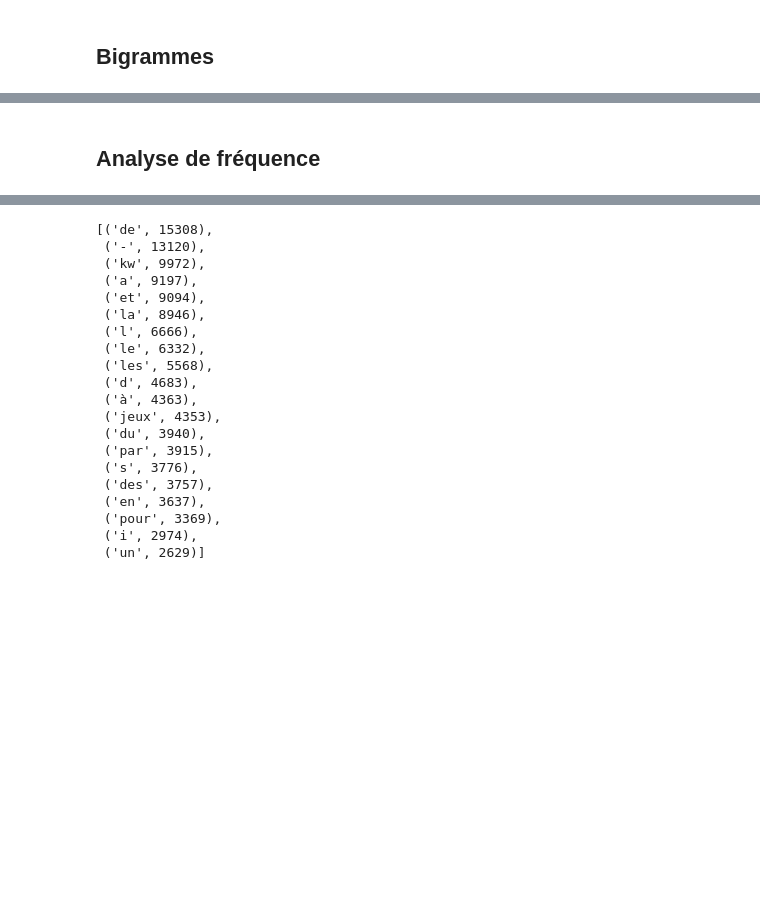
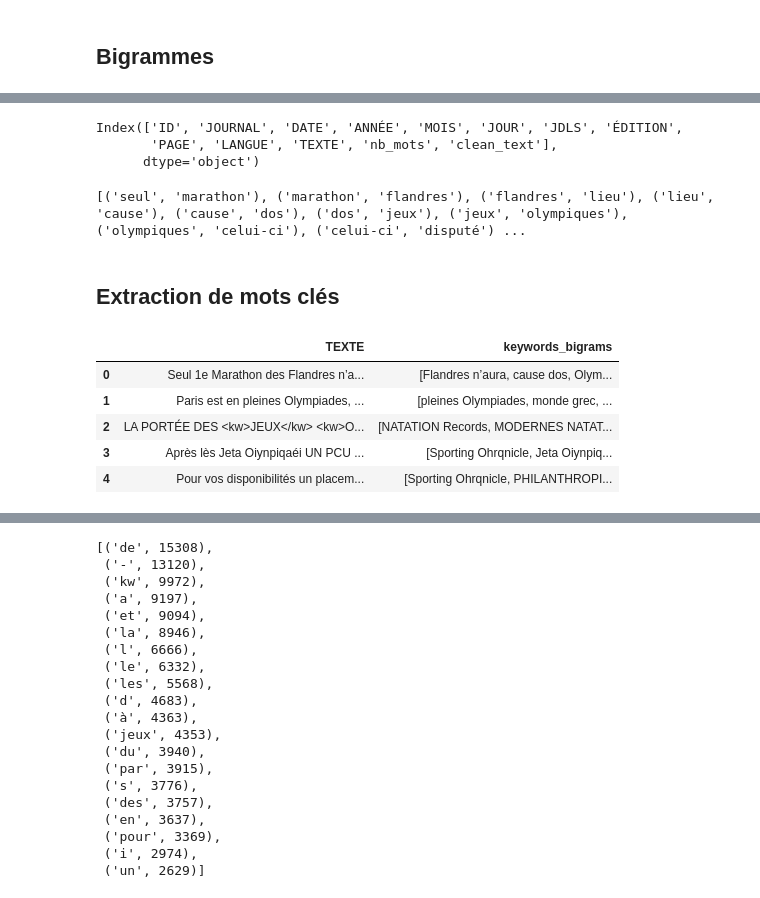
Before and after one commit to Alban-KAMGA/tac, a Jupyter notebook: tps/tp4/Travail_final.ipynb, the cells around one changed output, grey strips where cells are left out. Cells and saved outputs as stored; diff of their text form; code cells hidden in the pictures; blank space fills up the shorter version.

Commit message:
Extraction de Mots clé

```diff
--- a/tps/tp4/Travail_final.ipynb
+++ b/tps/tp4/Travail_final.ipynb
@@ -233,2 +167,55 @@ bigram_freq.most_common(20)
-# %% [markdown]
-## Analyse de fréquence
+# %%
+print(df.columns)
+# %% [output]
+Index(['ID', 'JOURNAL', 'DATE', 'ANNÉE', 'MOIS', 'JOUR', 'JDLS', 'ÉDITION',
+       'PAGE', 'LANGUE', 'TEXTE', 'nb_mots', 'clean_text'],
+      dtype='object')
+# %%
+import itertools
+from nltk import bigrams
+
+# Tokenisation de clean_text
+df["tokens"] = df["clean_text"].str.split()
+
+# Liste de tokens
+all_tokens = list(itertools.chain.from_iterable(df["tokens"]))
+
+# Bigrams
+all_bigrams = list(bigrams(all_tokens))
+
+print(all_bigrams[:20])
+# %% [output]
+[('seul', 'marathon'), ('marathon', 'flandres'), ('flandres', 'lieu'), ('lieu', 'cause'), ('cause', 'dos'), ('dos', 'jeux'), ('jeux', 'olympiques'), ('olympiques', 'celui-ci'), ('celui-ci', 'disputé') ...
+# %% [markdown]
+## Extraction de mots clés
+# %%
+import yake
+
+# 1. Instancier l'extracteur de mots-clés
+kw_extractor = yake.KeywordExtractor(lan="fr", top=50)
+
+# 2. Appliquer YAKE article par article
+def extract_bigrams(text):
+    """Retourne les mots-clés à deux mots (bigrammes) extraits par YAKE"""
+    if not isinstance(text, str):
+        return []
+    keywords = kw_extractor.extract_keywords(text)
+    bigrams = []
+    for kw, score in keywords:
+        words = kw.split()
+        if len(words) == 2:   # garder uniquement les expressions à deux mots
+            bigrams.append(kw)
+    return bigrams
+
+# 3. Nouvelle colonne « keywords_bigrammes »
+df["keywords_bigrams"] = df["TEXTE"].apply(extract_bigrams)
+
+# 4. Aperçu
+df[["TEXTE", "keywords_bigrams"]].head()
+# %% [output]
+|  | TEXTE | keywords_bigrams |
+| 0 | Seul 1e Marathon des Flandres n’a... | [Flandres n’aura, cause dos, Olym... |
+| 1 | Paris est en pleines Olympiades, ... | [pleines Olympiades, monde grec, ... |
+| 2 | LA PORTÉE DES <kw>JEUX</kw> <kw>O... | [NATATION Records, MODERNES NATAT... |
+| 3 | Après lès Jeta Oiynpiqaéi UN PCU ... | [Sporting Ohrqnicle, Jeta Oiynpiq... |
+| 4 | Pour vos disponibilités un placem... | [Sporting Ohrqnicle, PHILANTHROPI... |
```
Also changed, not shown: parts of 5 cells of this notebook.
